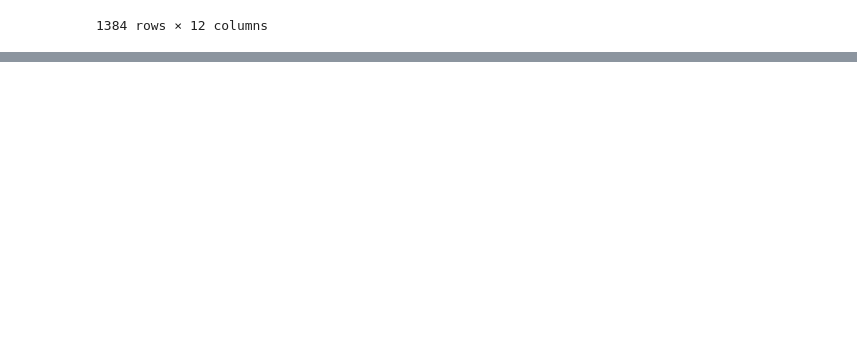
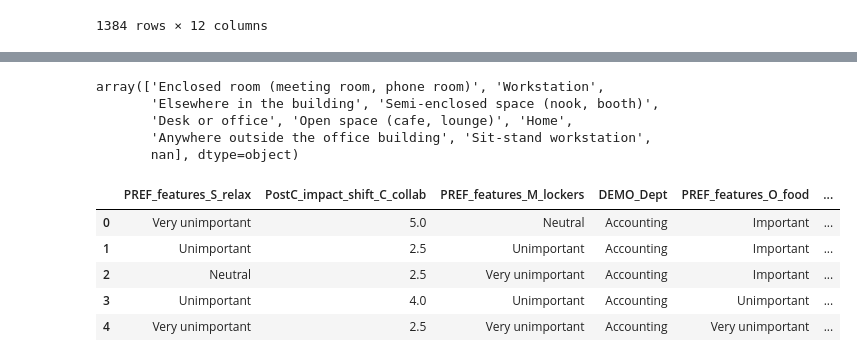
Before and after one commit to Anway-Agte/Wharton-Competition-, a Jupyter notebook: splitting_org.ipynb, the cells around one changed output, grey strips where cells are left out. Saved outputs shown, nothing was run; the diff lists cells and outputs as text; code cells hidden in the pictures; blank space fills up the shorter version.

```diff
--- a/splitting_org.ipynb
+++ b/splitting_org.ipynb
@@ -126,0 +147,44 @@ common_qs.to_excel("common question.xsl")
+# %%
+common_qs.PREF_space_B_inperson_collab.unique()
+# %% [output]
+array(['Enclosed room (meeting room, phone room)', 'Workstation',
+       'Elsewhere in the building', 'Semi-enclosed space (nook, booth)',
+       'Desk or office', 'Open space (cafe, lounge)', 'Home',
+       'Anywhere outside the office building', 'Sit-stand workstation',
+       nan], dtype=object)
+# %%
+cleanups = {"PREF_space_B_inperson_collab" : {
+    "Enclosed room (meeting room, phone room)":0,
+    "Workstation" : 0,
+    "Elsewhere in the building":0,
+    "Semi-enclosed space (nook, booth)": 0,
+    "Desk or office": 0,
+    "Open space (cafe, lounge)":1,
+    "Home":1,
+    "Anywhere outside the office building":1,
+    "Sit-stand workstation":0
+    },
+            "PREF_space_A_focusedWk":{
+    "Enclosed room (meeting room, phone room)":0,
+    "Workstation" : 0,
+    "Elsewhere in the building":0,
+    "Semi-enclosed space (nook, booth)": 0,
+    "Desk or office": 0,
+    "Open space (cafe, lounge)":1,
+    "Home":1,
+    "Anywhere outside the office building":1,
+    "Sit-stand workstation":0
+    }
+
+           }
+# %%
+common_qs = common_qs.replace(cleanups)
+# %%
+common_qs.head()
+# %% [output]
+|  | PREF_features_S_relax | PostC_impact_shift_C_collab | PREF_features_M_lockers | DEMO_Dept | PREF_features_O_food | ... |
+| 0 | Very unimportant | 5.0 | Neutral | Accounting | Important | ... |
+| 1 | Unimportant | 2.5 | Unimportant | Accounting | Important | ... |
+| 2 | Neutral | 2.5 | Very unimportant | Accounting | Important | ... |
+| 3 | Unimportant | 4.0 | Unimportant | Accounting | Unimportant | ... |
+| 4 | Very unimportant | 2.5 | Very unimportant | Accounting | Very unimportant | ... |
```
Also changed, not shown: parts of 11 cells of this notebook, 6 other files.
